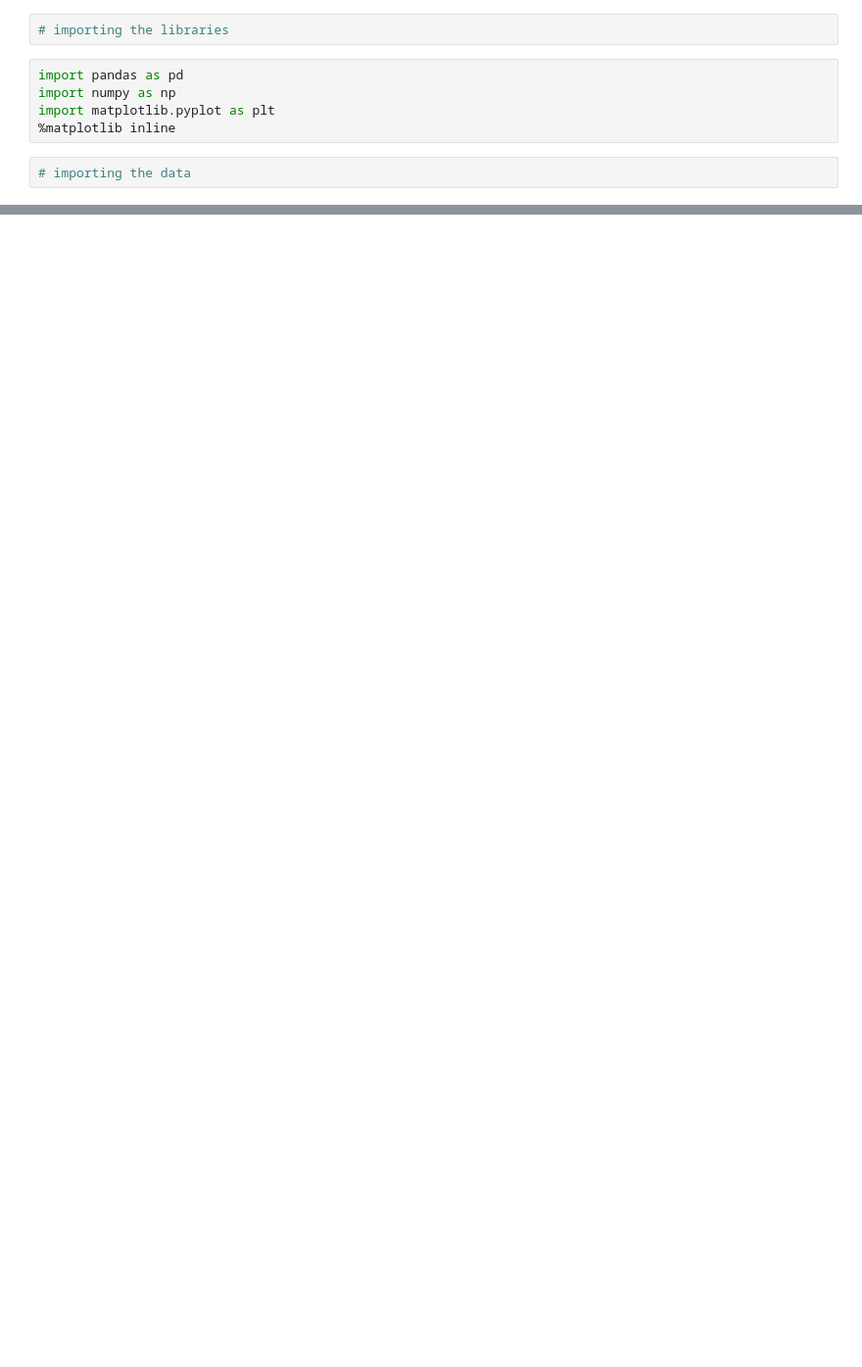
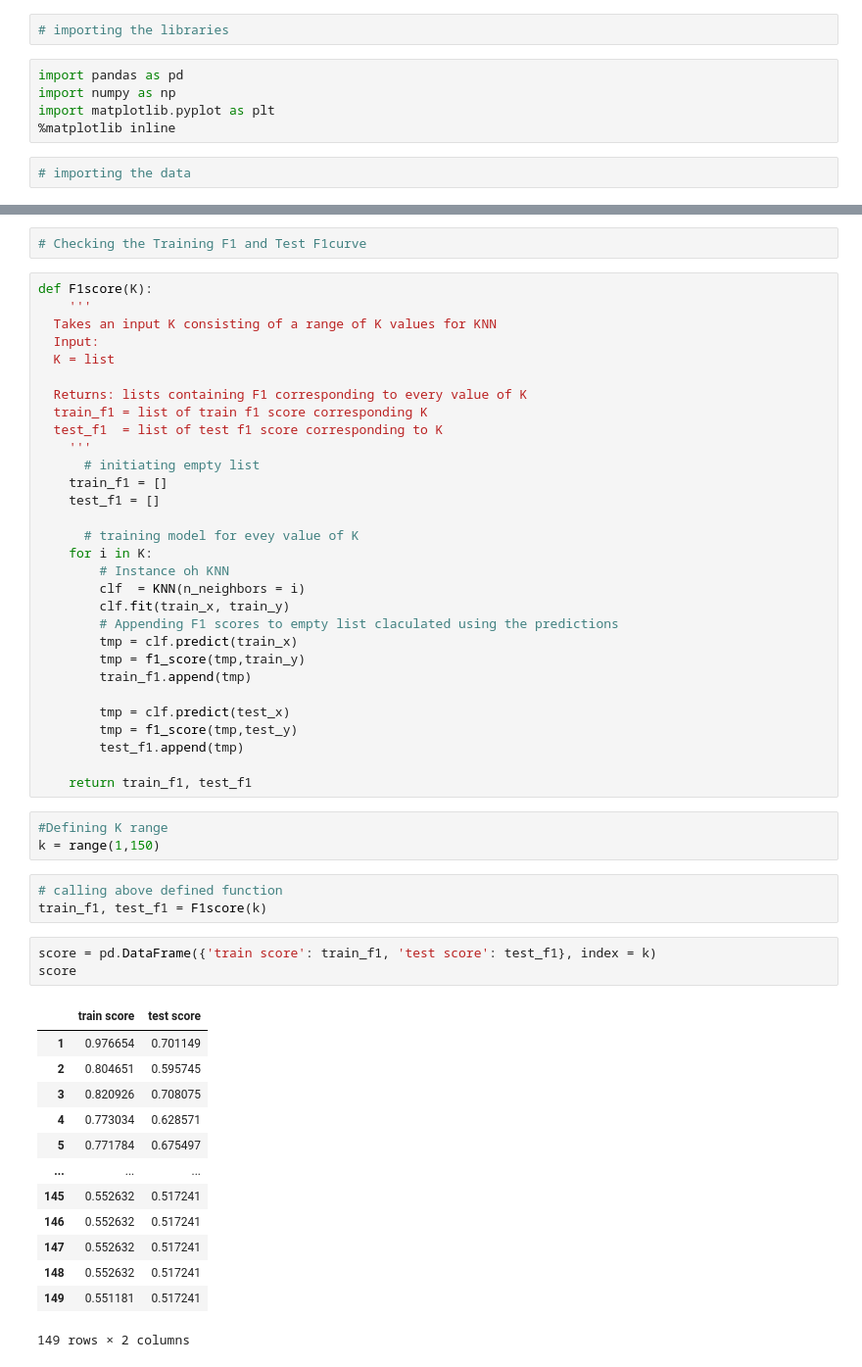
Before and after one commit to surrajj20/Machine_Learning_Projects, a Jupyter notebook: Self programed/overfitting_and_underfitting.ipynb, the cells around one changed output, grey strips where cells are left out. Shown: that part at 98% size. Cells and saved outputs as stored; diff of their text form; blank space fills up the shorter version.

```diff
--- a/Self programed/overfitting_and_underfitting.ipynb
+++ b/Self programed/overfitting_and_underfitting.ipynb
@@ -13,0 +83,55 @@ FileNotFoundError: [Errno 2] File data_cleaned.csv does not exist: 'data_cleaned
+# %%
+# Checking the Training F1 and Test F1curve
+# %%
+def F1score(K):
+    '''
+  Takes an input K consisting of a range of K values for KNN
+  Input:
+  K = list
+
+  Returns: lists containing F1 corresponding to every value of K
+  train_f1 = list of train f1 score corresponding K
+  test_f1  = list of test f1 score corresponding to K
+    '''
+      # initiating empty list
+    train_f1 = []
+    test_f1 = []
+
+      # training model for evey value of K
+    for i in K:
+        # Instance oh KNN
+        clf  = KNN(n_neighbors = i)
+        clf.fit(train_x, train_y)
+        # Appending F1 scores to empty list claculated using the predictions
+        tmp = clf.predict(train_x)
+        tmp = f1_score(tmp,train_y)
+        train_f1.append(tmp)
+
+        tmp = clf.predict(test_x)
+        tmp = f1_score(tmp,test_y)
+        test_f1.append(tmp)
+
+    return train_f1, test_f1
+# %%
+#Defining K range
+k = range(1,150)
+# %%
+# calling above defined function
+train_f1, test_f1 = F1score(k)
+# %%
+score = pd.DataFrame({'train score': train_f1, 'test score': test_f1}, index = k)
+score
+# %% [output]
+|  | train score | test score |
+| 1 | 0.976654 | 0.701149 |
+| 2 | 0.804651 | 0.595745 |
+| 3 | 0.820926 | 0.708075 |
+| 4 | 0.773034 | 0.628571 |
+| 5 | 0.771784 | 0.675497 |
+| ... | ... | ... |
+| 145 | 0.552632 | 0.517241 |
+| 146 | 0.552632 | 0.517241 |
+| 147 | 0.552632 | 0.517241 |
+| 148 | 0.552632 | 0.517241 |
+| 149 | 0.551181 | 0.517241 |
+149 rows × 2 columns
```
Also changed, not shown: parts of 18 cells of this notebook.
